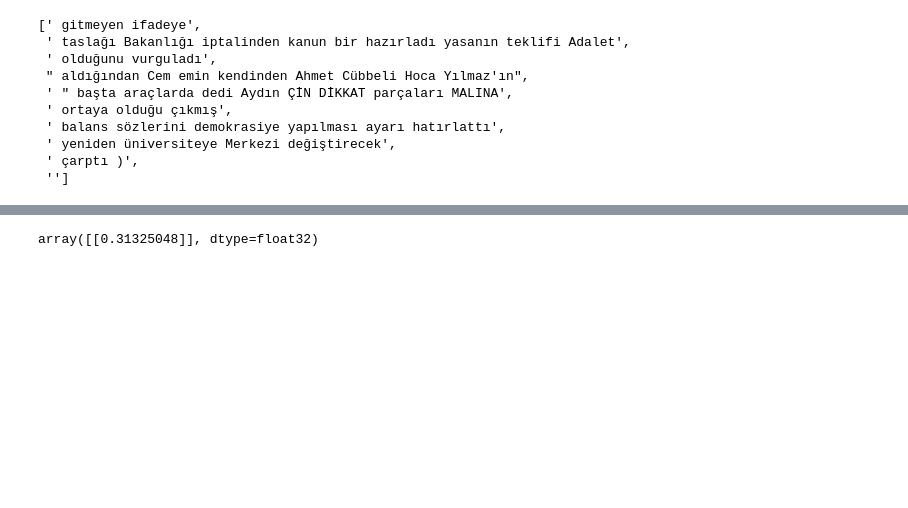
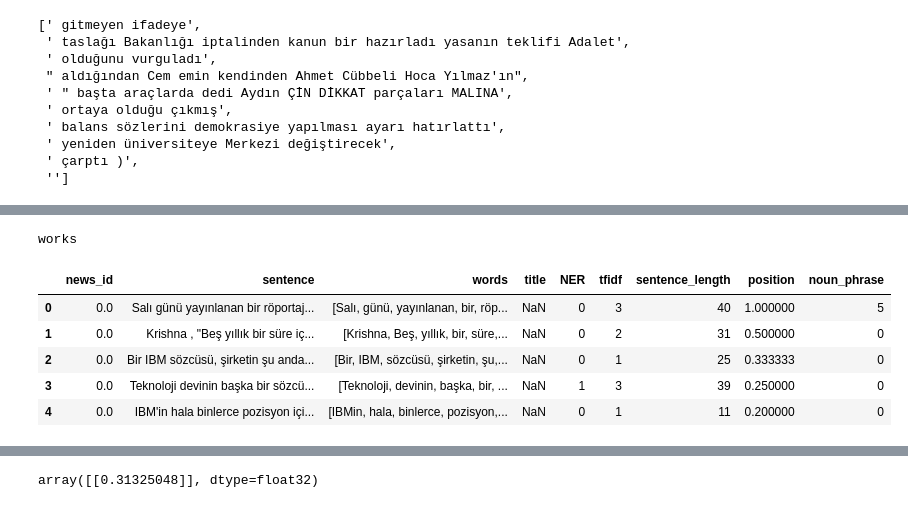
Before and after one commit to gulen-sule/Headline-Generation, a Jupyter notebook: training_ipynb_edited.ipynb, the cells around one changed output, grey strips where cells are left out. Drawn from its saved outputs; the diff is of its cells as text; code cells hidden in the pictures; blank space fills up the shorter version.

```diff
--- a/training_ipynb_edited.ipynb
+++ b/training_ipynb_edited.ipynb
@@ -574,0 +354,9 @@ predicted_s
+# %%
+translator = str.maketrans('', '', string.punctuation)
+stopword_remover = StopwordRemover()
+# %%
+arr=sent_tokenize(sentence)
+for j in arr:
+    dicta = {'news_id':0,'sentence': j,"words":[nltk.word_tokenize(j.translate(translator).replace("“","").replace("’","").replace("'",""))]}
+    result = pd.DataFrame(dicta)
+    data = pd.concat([data,result],ignore_index=True)
@@ -574,0 +372,12 @@ predicted_s
+# %%
+def entities_in_string(a_string):
+    result = ner.findNamedEntities(JString(str(a_string.replace('i', 'İ').upper())))
+    namedEntities = result.getNamedEntities();
+    return namedEntities#nerin fonksiyon hali
+# %%
+data["NER"]=0
+t=0;
+for i in data.sentence:
+    a=entities_in_string(i)
+    data.loc[t,"NER"]=len(a)
+    t+=1
@@ -574,0 +417,4 @@ predicted_s
+# %%
+tfidf(0.2)
+# %% [output]
+works
@@ -574,0 +447,9 @@ predicted_s
+# %%
+data
+# %% [output]
+|  | news_id | sentence | words | title | NER | tfidf | sentence_length | position | noun_phrase |
+| 0 | 0.0 | Salı günü yayınlanan bir röportaj... | [Salı, günü, yayınlanan, bir, röp... | NaN | 0 | 3 | 40 | 1.000000 | 5 |
+| 1 | 0.0 | Krishna , "Beş yıllık bir süre iç... | [Krishna, Beş, yıllık, bir, süre,... | NaN | 0 | 2 | 31 | 0.500000 | 0 |
+| 2 | 0.0 | Bir IBM sözcüsü, şirketin şu anda... | [Bir, IBM, sözcüsü, şirketin, şu,... | NaN | 0 | 1 | 25 | 0.333333 | 0 |
+| 3 | 0.0 | Teknoloji devinin başka bir sözcü... | [Teknoloji, devinin, başka, bir, ... | NaN | 1 | 3 | 39 | 0.250000 | 0 |
+| 4 | 0.0 | IBM'in hala binlerce pozisyon içi... | [IBMin, hala, binlerce, pozisyon,... | NaN | 0 | 1 | 11 | 0.200000 | 0 |
```
Also changed, not shown: parts of 63 cells of this notebook, 1 other file.
